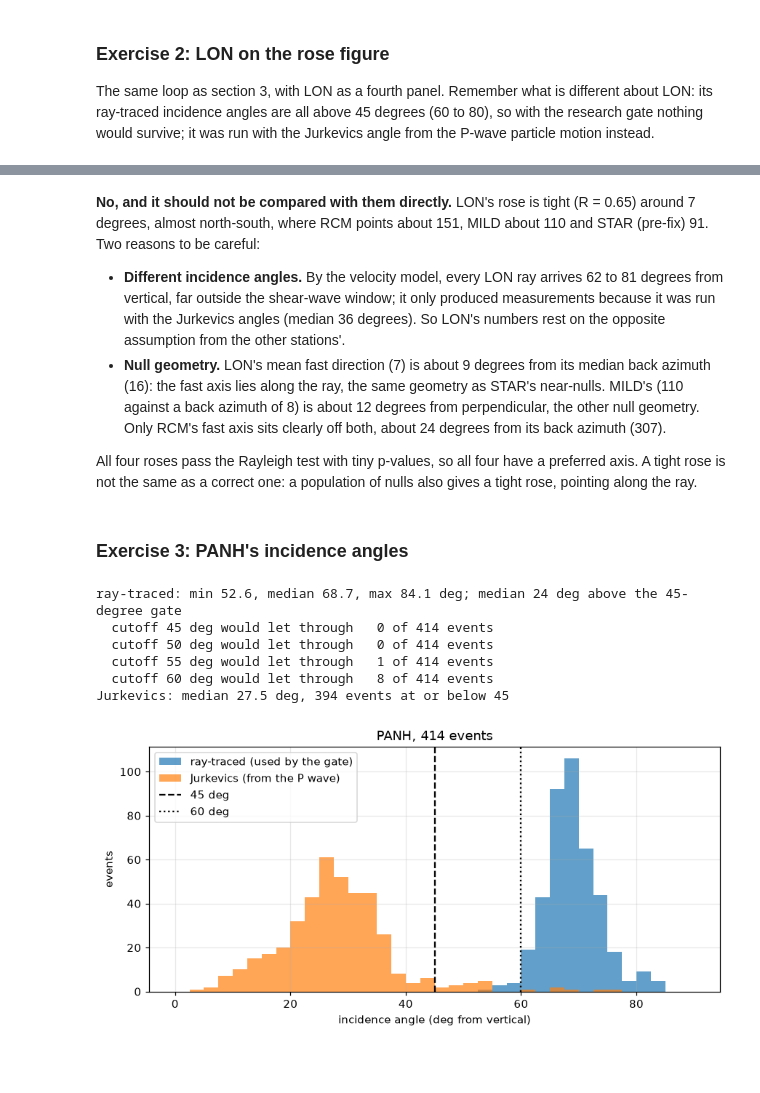
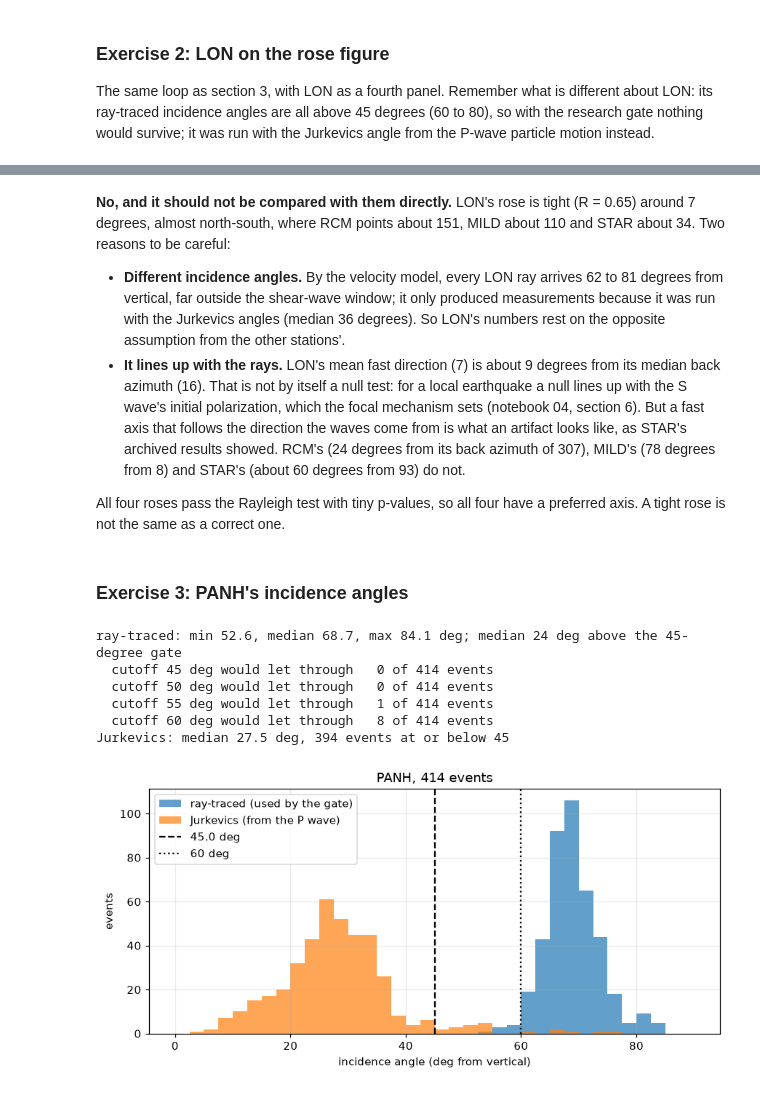
Before and after one commit to mhemmett/rainier-sws-tutorials, a Jupyter notebook: notebooks/06_exploring_the_results.ipynb, the cells around one changed output, grey strips where cells are left out. Saved outputs shown, nothing was run; the diff lists cells and outputs as text; code cells hidden in the pictures; blank space fills up the shorter version.

```diff
--- a/notebooks/06_exploring_the_results.ipynb
+++ b/notebooks/06_exploring_the_results.ipynb
@@ -21,8 +21,8 @@ print("repo:", REPO)
 # %% [output]
 repo: /Users/mhemmett/Seismology/rainier-sws-tutorials
 # %%
-import glob
 STATIONS = ["STAR", "RCM", "MILD", "LON", "PANH", "OBSR", "PARA", "RER", "COPP"]
-res = {s: pd.read_csv(paths.station_results_csv(s)) for s in STATIONS}
+# STAR: the research pipeline's re-run on corrected components (the note above); the others as archived
+res = {s: pd.read_csv(paths.station_results_csv(s, oriented=(s == "STAR"))) for s in STATIONS}
 res["STAR"].head(3)
 # %% [output]
@@ -51,7 +51,8 @@ funnel
 | COPP | 348 | 0 | 0 |
 # %%
 stages = pd.DataFrame({s: quality.stage_counts(r) for s, r in res.items()}).fillna(0).astype(int).T
-stages = stages[["ok", "fail_incidence", "fail_rectilinearity", "fail_snr", "fail_no_result", "fail_exception", "missing_channel"]]
+order = ["ok", "fail_incidence", "fail_rectilinearity", "fail_snr", "fail_clipped", "fail_no_result", "fail_exception", "missing_channel"]
+stages = stages[[c for c in order if c in stages] + [c for c in stages if c not in order]]   # every stage, none dropped
 ax = stages.plot.barh(stacked=True, figsize=(9, 5), colormap="tab10"); ax.invert_yaxis()
 ax.set_xlabel("catalog events"); ax.set_title("Where each station's events stopped")
 # %% [output]
@@ -242,38 +253,38 @@ LON   N=  38  median back azimuth    16 deg  Rayleigh p = 2.7e-08
 # %% [markdown]
-**No, and it should not be compared with them directly.** LON's rose is tight (R = 0.65) around 7 degrees, almost north-south, where RCM points about 151, MILD about 110 and STAR (pre-fix) 91. Two reasons to be careful:
+**No, and it should not be compared with them directly.** LON's rose is tight (R = 0.65) around 7 degrees, almost north-south, where RCM points about 151, MILD about 110 and STAR about 34. Two reasons to be careful:
 
 - **Different incidence angles.** By the velocity model, every LON ray arrives 62 to 81 degrees from vertical, far outside the shear-wave window; it only produced measurements because it was run with the Jurkevics angles (median 36 degrees). So LON's numbers rest on the opposite assumption from the other stations'.
-- **Null geometry.** LON's mean fast direction (7) is about 9 degrees from its median back azimuth (16): the fast axis lies along the ray, the same geometry as STAR's near-nulls. MILD's (110 against a back azimuth of 8) is about 12 degrees from perpendicular, the other null geometry. Only RCM's fast axis sits clearly off both, about 24 degrees from its back azimuth (307).
+- **It lines up with the rays.** LON's mean fast direction (7) is about 9 degrees from its median back azimuth (16). That is not by itself a null test: for a local earthquake a null lines up with the S wave's initial polarization, which the focal mechanism sets (notebook 04, section 6). But a fast axis that follows the direction the waves come from is what an artifact looks like, as STAR's archived results showed. RCM's (24 degrees from its back azimuth of 307), MILD's (78 degrees from 8) and STAR's (about 60 degrees from 93) do not.
 
-All four roses pass the Rayleigh test with tiny p-values, so all four have a preferred axis. A tight rose is not the same as a correct one: a population of nulls also gives a tight rose, pointing along the ray.
+All four roses pass the Rayleigh test with tiny p-values, so all four have a preferred axis. A tight rose is not the same as a correct one.
 # %% [markdown]
 ### Exercise 3: PANH's incidence angles
 # %%
 panh = res["PANH"]
 fig, ax = plt.subplots(figsize=(8, 4))
 bins = np.arange(0, 91, 2.5)
 ax.hist(panh.incidence_angle, bins=bins, color="tab:blue", alpha=0.7, label="ray-traced (used by the gate)")
 ax.hist(panh.incidence_angle_jurkevics, bins=bins, color="tab:orange", alpha=0.7, label="Jurkevics (from the P wave)")
-for cut, ls in [(45, "--"), (60, ":")]:
+for cut, ls in [(quality.DEFAULT_PRE.incidence_max_deg, "--"), (60, ":")]:
     ax.axvline(cut, color="k", ls=ls, label=f"{cut} deg")
 ax.set_xlabel("incidence angle (deg from vertical)"); ax.set_ylabel("events"); ax.legend()
 ax.set_title(f"PANH, {len(panh)} events")
 plt.tight_layout()
 
 inc = panh.incidence_angle
 print(f"ray-traced: min {inc.min():.1f}, median {inc.median():.1f}, max {inc.max():.1f} deg; "
-      f"median {inc.median() - 45:.0f} deg above the 45-degree gate")
+      f"median {inc.median() - quality.DEFAULT_PRE.incidence_max_deg:.0f} deg above the {quality.DEFAULT_PRE.incidence_max_deg:g}-degree gate")
 for cut in (45, 50, 55, 60):
     print(f"  cutoff {cut} deg would let through {(inc <= cut).sum():3d} of {len(inc)} events")
 print(f"Jurkevics: median {panh.incidence_angle_jurkevics.median():.1f} deg, {(panh.incidence_angle_jurkevics <= 45).sum()} events at or below 45")
 # %% [output]
 ray-traced: min 52.6, median 68.7, max 84.1 deg; median 24 deg above the 45-degree gate
   cutoff 45 deg would let through   0 of 414 events
   cutoff 50 deg would let through   0 of 414 events
   cutoff 55 deg would let through   1 of 414 events
   cutoff 60 deg would let through   8 of 414 events
 Jurkevics: median 27.5 deg, 394 events at or below 45
-[figure, old version]
+[figure, new version]
 # %% [markdown]
 PANH's ray-traced angles run from 53 to 84 degrees, median 69: a typical event is 24 degrees past the gate. Raising the cutoff to 60 degrees would let through 8 of the 414 events, to 55 just one. The Jurkevics angles tell a completely different story: 394 of the 414 are at or below 45 degrees (median 27.5). Whether PANH has usable data at all depends entirely on which angle you believe, which is the velocity-model question of section 1 (a near-surface low-velocity layer bends rays towards the vertical, and a smooth model may not capture it).
 
```
Also changed, not shown: parts of 23 cells of this notebook, 7 other files.
